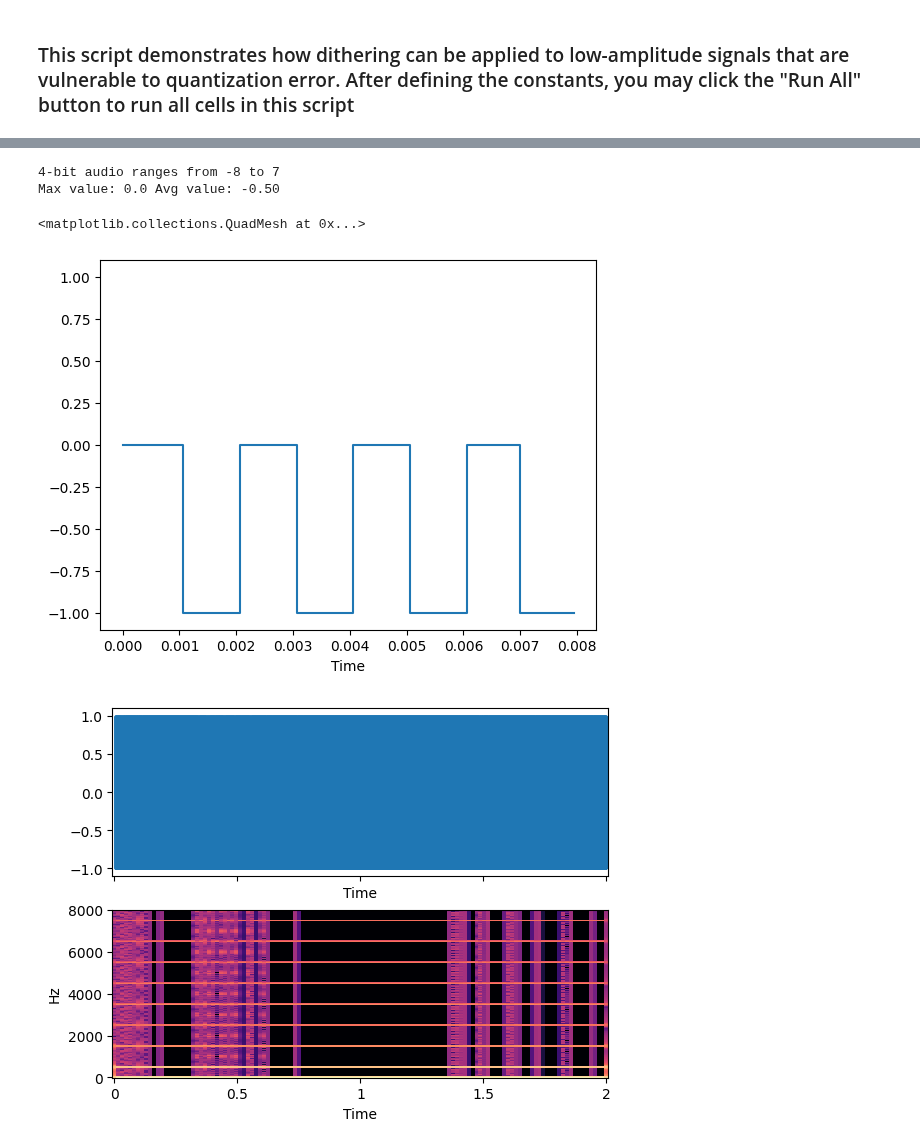
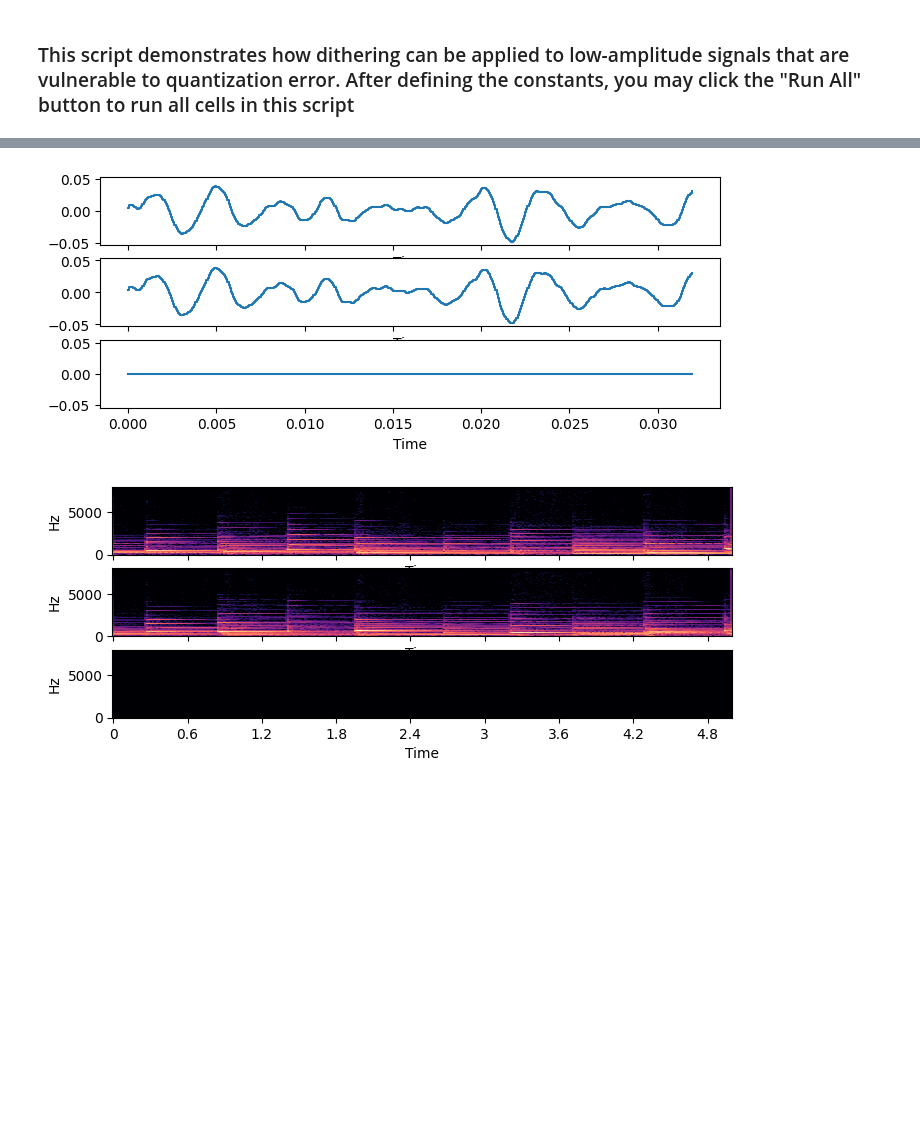
Before and after one commit to enmwmak/Teaching, a Jupyter notebook: EIE4435/Programs/Digital-Audio.ipynb, the cells around one changed output, grey strips where cells are left out. Saved outputs shown, nothing was run; the diff lists cells and outputs as text; code cells hidden in the pictures; blank space fills up the shorter version.

```diff
--- a/EIE4435/Programs/Digital-Audio.ipynb
+++ b/EIE4435/Programs/Digital-Audio.ipynb
@@ -16,8 +13,20 @@ noise_var = 0.2         # Variance of Gaussian noise for dithering
-# %%
-# Plot function
-def plot_figure(x, X, sr=16000):
-    plt.figure(figsize=(8,2))
-    librosa.display.waveshow(x[0:128], sr=sr)
-    fig, ax = plt.subplots(nrows=2, sharex=True, figsize=(8,2))
-    librosa.display.waveshow(x, sr=sr, ax=ax[0])
-    librosa.display.specshow(X, sr=sr, n_fft=512, hop_length=256, x_axis='time', y_axis='linear')
+# %%
+# Function for plotting one frame of unquantized waveform, one frame of quantized waveform, and their spectrograms
+def plot_figure(x, xq, sr=16000, frm_len=512, hop_len=256):
+    '''
+    x: waveform
+    xq: quantized waveform
+    '''
+    e = xq - x
+    X = librosa.amplitude_to_db(np.abs(librosa.stft(x, n_fft=512, hop_length=256)), ref=np.max)  # STFT of y
+    Xq = librosa.amplitude_to_db(np.abs(librosa.stft(xq, n_fft=512, hop_length=256)), ref=np.max)  # STFT of y
+    E = librosa.amplitude_to_db(np.abs(librosa.stft(e, n_fft=512, hop_length=256)), ref=np.max)  # STFT of y
+
+    _, ax = plt.subplots(nrows=3, sharex=True, figsize=(8,3))
+    librosa.display.waveshow(x[0:frm_len], sr=sr, ax=ax[0])
+    librosa.display.waveshow(xq[0:frm_len], sr=sr, ax=ax[1])
+    librosa.display.waveshow(e[0:frm_len], sr=sr, ax=ax[2])
+    _, ax = plt.subplots(nrows=3, sharex=True, figsize=(8,3))
+    librosa.display.specshow(X, sr=sr, n_fft=frm_len, hop_length=hop_len, x_axis='time', y_axis='linear', ax=ax[0])
+    librosa.display.specshow(Xq, sr=sr, n_fft=frm_len, hop_length=hop_len, x_axis='time', y_axis='linear', ax=ax[1])
+    librosa.display.specshow(E, sr=sr, n_fft=frm_len, hop_length=hop_len, x_axis='time', y_axis='linear', ax=ax[2])
@@ -24,10 +42,14 @@ def plot_figure(x, X, sr=16000):
 # %%
 if source == 'music':
     # Load a wavefile and crop a 2-second segment from it
-    y, fs = librosa.load('../AudioFiles/Bach.mp3', mono=True, offset=0.0, duration=duration)
-    y = librosa.resample(y, orig_sr=fs, target_sr=sr)
+    x, fs = librosa.load('../AudioFiles/Bach.mp3', mono=True, offset=0.0, duration=duration)
+    x = librosa.resample(x, orig_sr=fs, target_sr=sr)
+    n_bits = 8                  # Number of bits per sample in the target signal
+    amp_reduction_ratio= 4     # Reduce the amplitude of the signal by this factor
+    noise_var_ratio = 20
 else:
     # Generate a tone of 500Hz with a sampling rate of 16kHz
-    y = librosa.tone(500, sr=sr, length=sr*2)
-
-Y = librosa.amplitude_to_db(np.abs(librosa.stft(y, n_fft=512, hop_length=256)), ref=np.max)  # STFT of y
+    x = librosa.tone(500, sr=sr, length=sr*2)
+    n_bits = 8                  # Number of bits per sample in the target signal
+    amp_reduction_ratio= 16     # Reduce the amplitude of the signal by this factor
+    noise_var_ratio = 30
@@ -45,23 +58,5 @@ librosa.display.specshow(Y, sr=sr, n_fft=512, hop_length=256, x_axis='time', y_a
-# %%
-# Reduce the amplitude of the signal to make it more vulnerable to quanization error.
-# Reduce the number of bits per sample
-y = y/amp_reduction_ratio
-y_nbit = y/2 * (2**(n_bits-1) + 2**(n_bits-1) - 1)
-y_nbit = np.floor(y_nbit).astype(int).astype(float)
-Y_nbit = librosa.amplitude_to_db(np.abs(librosa.stft(y_nbit, n_fft=512, hop_length=256)), ref=np.max)
-print(f"{n_bits}-bit audio ranges from -{2**(n_bits - 1)} to {2**(n_bits - 1) - 1}")
-print(f"Max value: {np.max(y_nbit)} Avg value: {np.mean(y_nbit):.2f}")
-# %% [output]
-4-bit audio ranges from -8 to 7
-Max value: 0.0 Avg value: -0.50
-# %%
-# Plot a short segment of the quantized waveform, the full waveform, and its spectrogram
-plt.figure()
-librosa.display.waveshow(y_nbit[0:128], sr=sr)
-fig, ax = plt.subplots(nrows=2, sharex=True)
-librosa.display.waveshow(y_nbit, sr=sr, ax=ax[0])
-librosa.display.specshow(Y_nbit, sr=sr, n_fft=512, hop_length=256, x_axis='time', y_axis='linear')
-# %% [output]
-<matplotlib.collections.QuadMesh at 0x...>
-[figure, removed]
-[figure, removed]
+# %%
+plot_figure(x, x, sr=sr)
+# %% [output]
+[figure, added]
+[figure, added]
```
Also changed, not shown: parts of 12 cells of this notebook.
